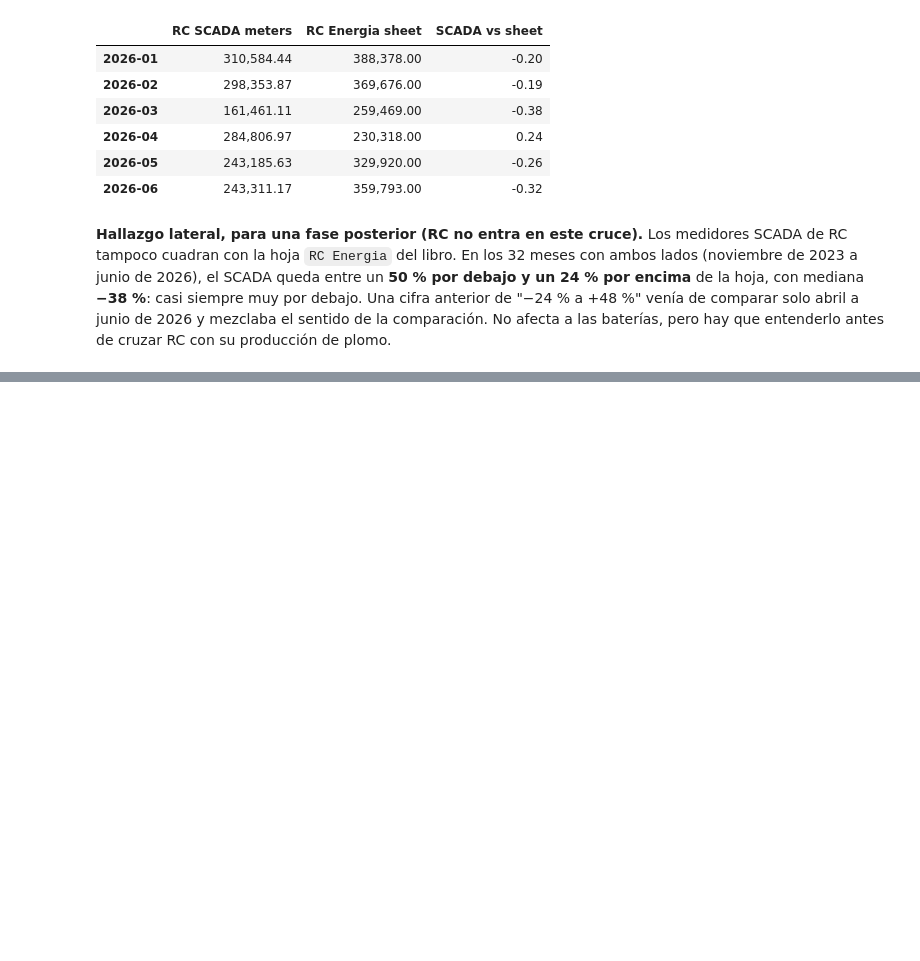
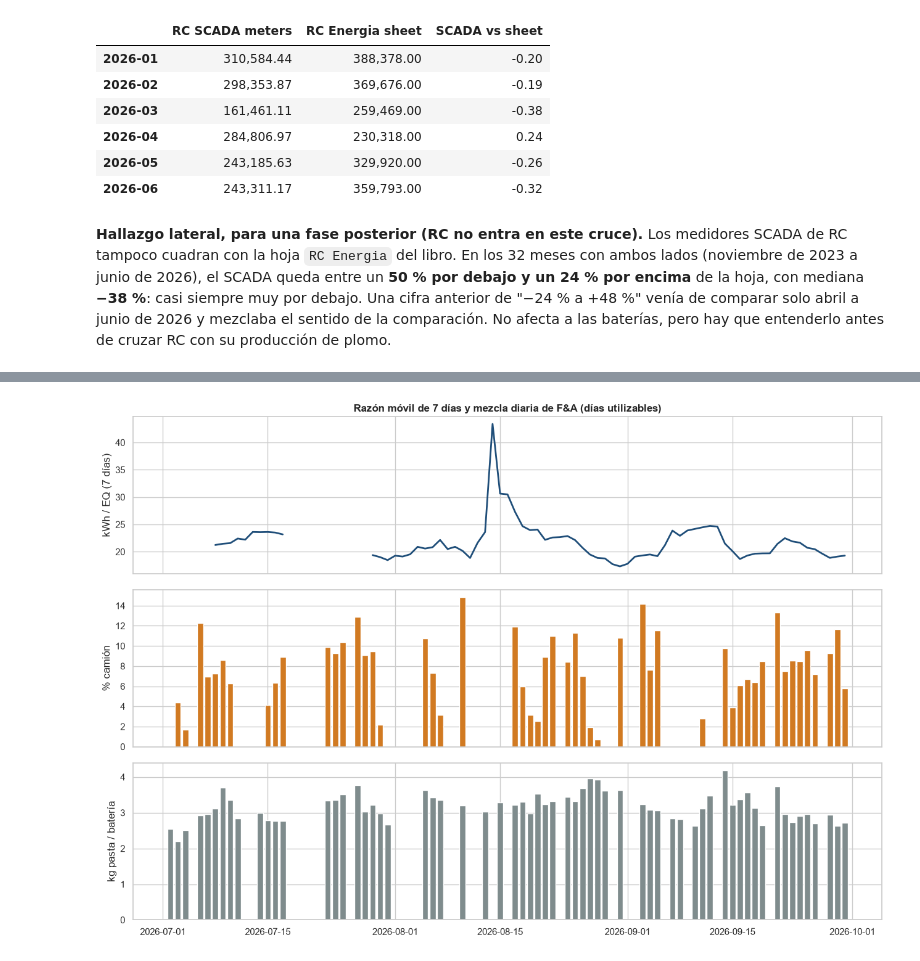
Before and after one commit to juanpablocarrillohortua/clarios_app, a Jupyter notebook: notebooks/eda_cruce_herramienta.ipynb, the cells around one changed output, grey strips where cells are left out. Drawn from its saved outputs; the diff is of its cells as text; code cells hidden in the pictures; blank space fills up the shorter version.

```diff
--- a/notebooks/eda_cruce_herramienta.ipynb
+++ b/notebooks/eda_cruce_herramienta.ipynb
@@ -885,0 +1080,15 @@ las baterías, pero hay que entenderlo antes de cruzar RC con su producción de
+# %%
+daily_mix = usable[usable["formed"] > 0]
+fig, axes = plt.subplots(3, 1, figsize=(13, 9), sharex=True)
+axes[0].plot(daily["rolling_kwh_per_eq"], color="#1f4e79", lw=2)
+axes[0].set_ylabel("kWh / EQ (7 días)")
+axes[0].set_title("Razón móvil de 7 días y mezcla diaria de F&A (días utilizables)")
+axes[1].bar(daily_mix.index, daily_mix["q_FORM_PRD_TRUCK"] / daily_mix["formed"] * 100,
+            color="#d17a22")  # fmt: skip
+axes[1].set_ylabel("% camión")
+axes[2].bar(daily_mix.index, daily_mix["q_POS_ACT_MTL"] / daily_mix["formed"], color="#7f8c8d")
+axes[2].set_ylabel("kg pasta / batería")
+plt.tight_layout()
+plt.show()
+# %% [output]
+[figure, added]
```
Also changed, not shown: parts of 17 cells of this notebook.
